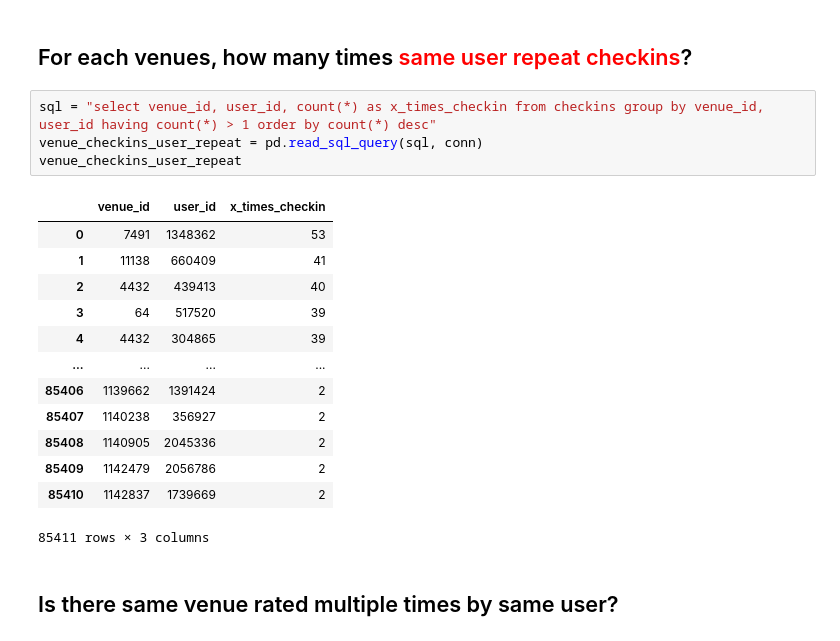
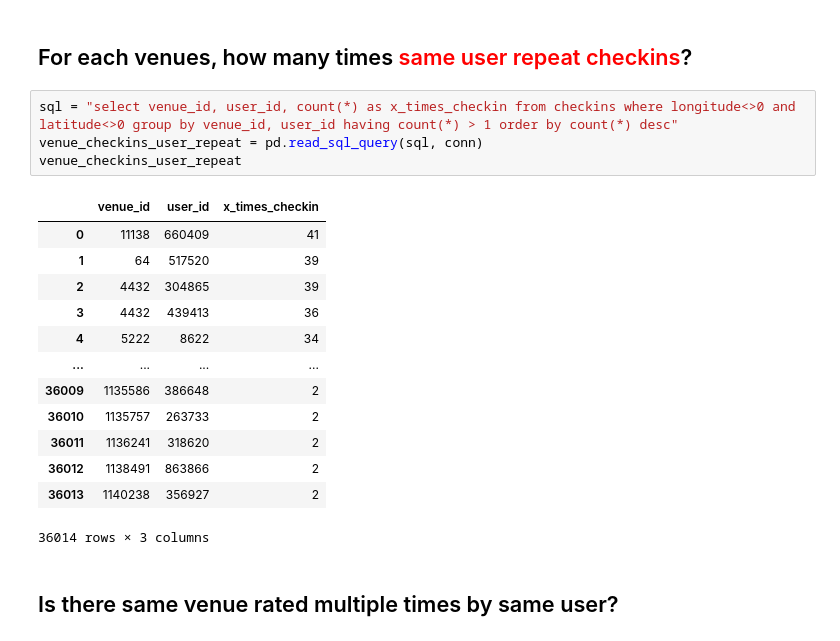
Before and after one commit to stefanauwyang/ml-engineer, a Jupyter notebook: ML-Engineer-Notebook.ipynb, the cells around one changed output. Drawn from its saved outputs; the diff is of its cells as text.

```diff
--- a/ML-Engineer-Notebook.ipynb
+++ b/ML-Engineer-Notebook.ipynb
@@ -198,23 +205,23 @@ venue_checkins
 # %% [markdown]
 ## For each venues, how many times <span style="color:red">same user repeat checkins</span>?
 # %%
-sql = "select venue_id, user_id, count(*) as x_times_checkin from checkins group by venue_id, user_id having count(*) > 1 order by count(*) desc"
+sql = "select venue_id, user_id, count(*) as x_times_checkin from checkins where longitude<>0 and latitude<>0 group by venue_id, user_id having count(*) > 1 order by count(*) desc"
 venue_checkins_user_repeat = pd.read_sql_query(sql, conn)
 venue_checkins_user_repeat
 # %% [output]
 |  | venue_id | user_id | x_times_checkin |
-| 0 | 7491 | 1348362 | 53 |
-| 1 | 11138 | 660409 | 41 |
-| 2 | 4432 | 439413 | 40 |
-| 3 | 64 | 517520 | 39 |
-| 4 | 4432 | 304865 | 39 |
+| 0 | 11138 | 660409 | 41 |
+| 1 | 64 | 517520 | 39 |
+| 2 | 4432 | 304865 | 39 |
+| 3 | 4432 | 439413 | 36 |
+| 4 | 5222 | 8622 | 34 |
 | ... | ... | ... | ... |
-| 85406 | 1139662 | 1391424 | 2 |
-| 85407 | 1140238 | 356927 | 2 |
-| 85408 | 1140905 | 2045336 | 2 |
-| 85409 | 1142479 | 2056786 | 2 |
-| 85410 | 1142837 | 1739669 | 2 |
+| 36009 | 1135586 | 386648 | 2 |
+| 36010 | 1135757 | 263733 | 2 |
+| 36011 | 1136241 | 318620 | 2 |
+| 36012 | 1138491 | 863866 | 2 |
+| 36013 | 1140238 | 356927 | 2 |
-85411 rows × 3 columns
+36014 rows × 3 columns
 # %% [markdown]
 ## Is there same venue rated multiple times by same user?
 # %%
```
Also changed, not shown: parts of 208 cells of this notebook.
